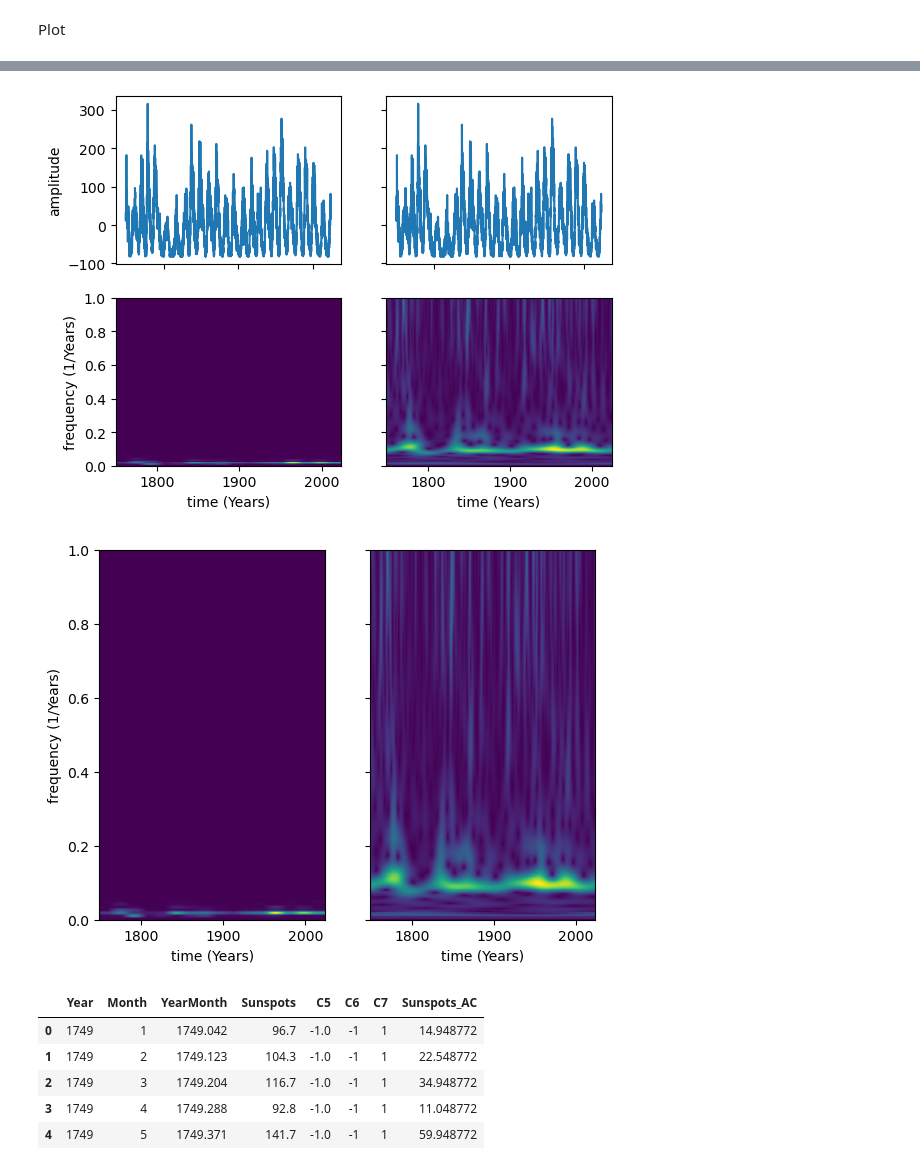
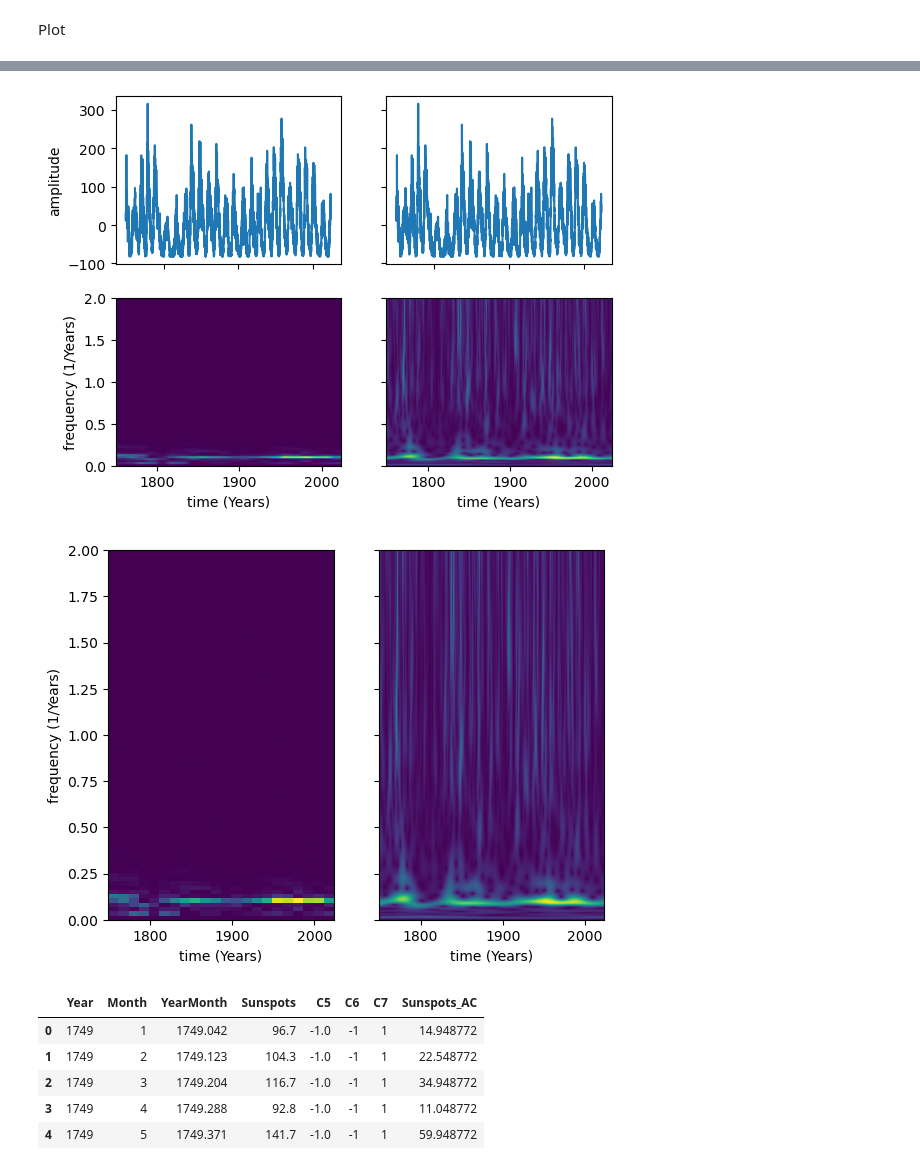
Before and after one commit to mayerd2/python_experiments, a Jupyter notebook: Sunspot_Stockwell_Months.ipynb, the cells around one changed output, grey strips where cells are left out. Cells and saved outputs as stored; diff of their text form; code cells hidden in the pictures.

```diff
--- a/Sunspot_Stockwell_Months.ipynb
+++ b/Sunspot_Stockwell_Months.ipynb
@@ -70,2 +62,10 @@ fmax_samples = int(fmax/df)
+# %%
+timeseries = testdata.Sunspots_AC
+fmin = 0 # 1/ Monate
+fmax = 2 # 1/ 12 Monate
+t = testdata.YearMonth
+df = 1./(t[len(t)-1]-t[0]) # Frequenzauflösung =  1/(Zeitumfang der Zeitreihe)
+fmin_samples = int(fmin/df)
+fmax_samples = int(fmax/df)
 # %%
 print("Frequenzauflösung in a/Jahre:",df)
@@ -117,3 +107,3 @@ plt.show()
 # %%
-ff, tt, spectrogramm = sp.spectrogram(timeseries, nperseg = 256, noverlap = 64, fs = 12)
+ff, tt, spectrogram = sp.spectrogram(timeseries, nperseg = 512, noverlap = 380, fs = 12)
 # %%
@@ -143,3 +113,8 @@ array([0.      , 0.046875, 0.09375 , 0.140625, 0.1875  , 0.234375,
+# %%
+# Frequenzbereich dem des Stockwell-Diagramms angleichen
+# ff auf fmax verkürzen
+# spectrogram abschneiden
+spectrogram = spectrogram[ff  < fmax,:]
 # %%
 fig, ax = plt.subplots(2, 1)
 ax[0].plot(t, timeseries)
@@ -158,7 +133,7 @@ fig, ax = plt.subplots(2, 2)
 # Plot Spectrogram
 ax[0,0].plot(t, timeseries)
 ax[0,0].set(ylabel='amplitude')
-ax[1,0].imshow(np.abs(spectrogramm), origin='lower', extent=extent)
+ax[1,0].imshow(np.abs(spectrogram), origin='lower', extent=extent)
 ax[1,0].set(xlabel='time (Years)', ylabel='frequency (1/Years)')
 ax[1,0].axis('tight')
 # Plot Stockwell
@@ -172,23 +147,23 @@ for axs in ax.flat:
     axs.label_outer()
 plt.show()
 # %% [output]
-[figure, old version]
+[figure, new version]
 # %%
 fig, ax = plt.subplots(1, 2)
 # Plot Spectrogram
-ax[0].imshow(np.abs(spectrogramm), origin='lower', extent=extent)
+ax[0].imshow(np.abs(spectrogram), origin='lower', extent=extent)
 ax[0].set(xlabel='time (Years)', ylabel='frequency (1/Years)')
 ax[0].axis('tight')
 # Plot Stockwell
 ax[1].imshow(np.abs(stock), origin='lower', extent=extent)
 ax[1].axis('tight')
 ax[1].set(xlabel='time (Years)', ylabel='frequency (1/Years)')
 # Hide x labels and tick labels for top plots and y ticks for right plots.
 for axs in ax.flat:
     axs.label_outer()
 plt.show()
 # %% [output]
-[figure, old version]
+[figure, new version]
 # %%
 testdata.head()
 # %% [output]
```
Also changed, not shown: parts of 19 cells of this notebook, 1 other file.
